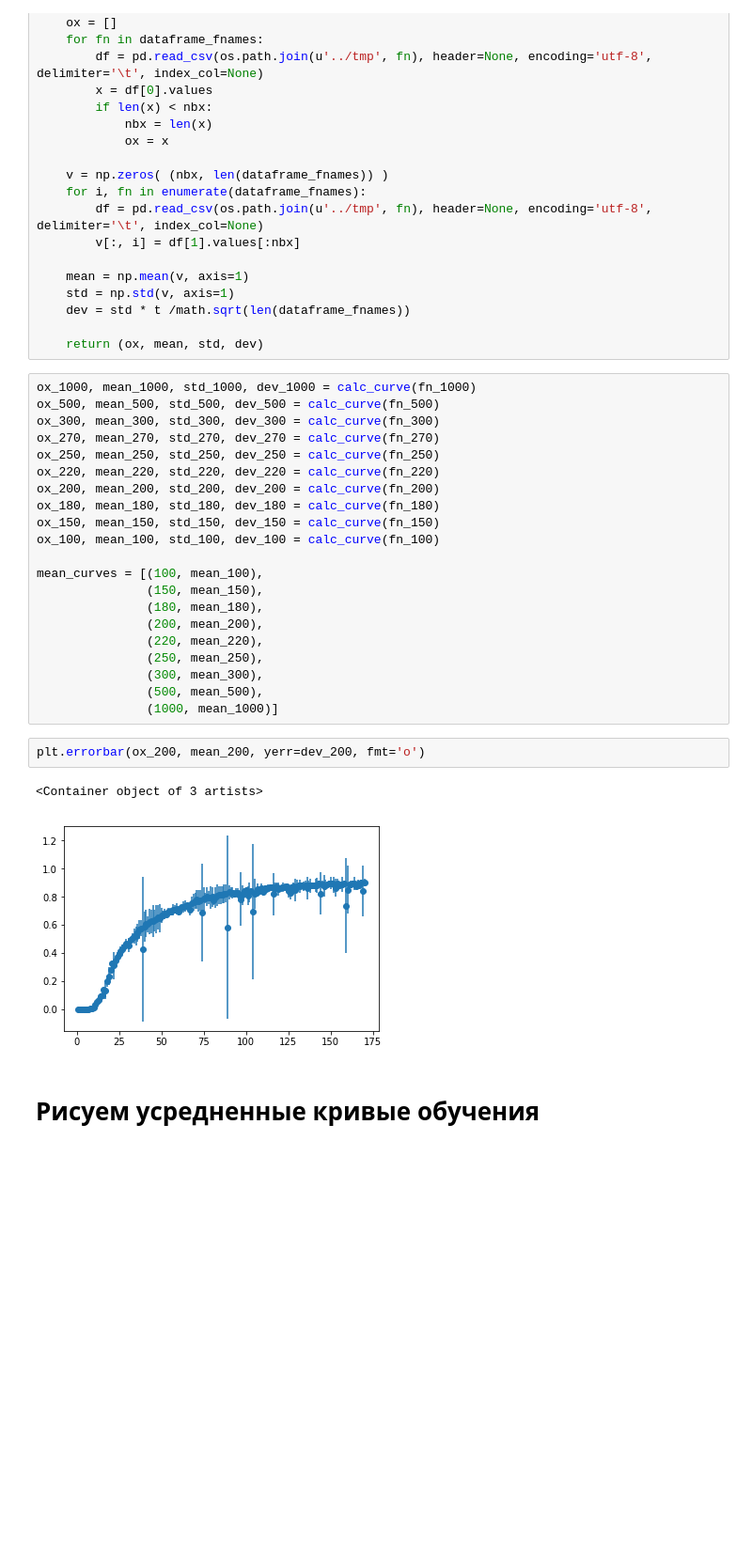
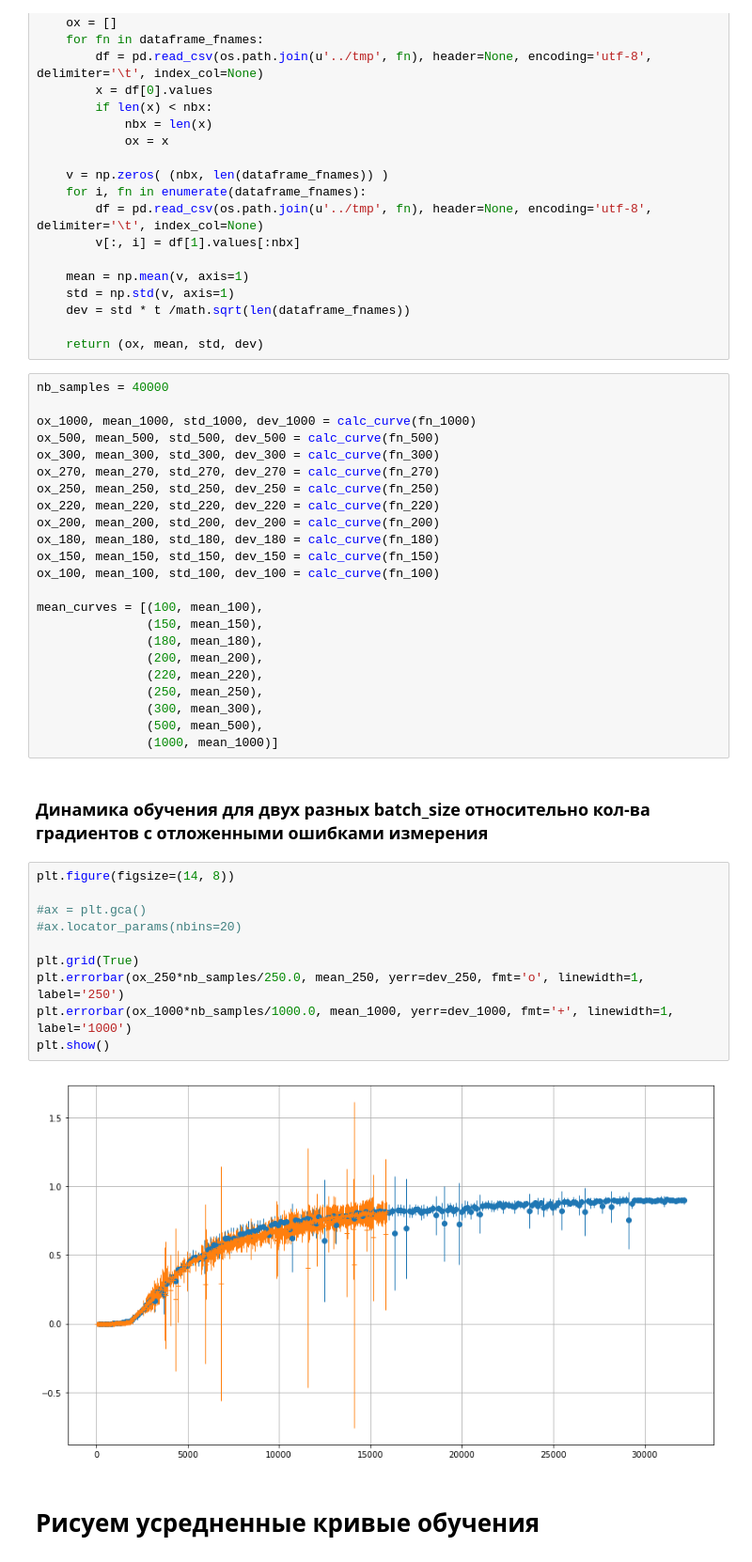
Before and after one commit to Koziev/chatbot, a Jupyter notebook: PyModels/Визуализация влияния batch_size на обучение wordchar2vector.ipynb, the cells around one changed output. Shown: that part at 94% size. Saved outputs shown, nothing was run; the diff lists cells and outputs as text; blank space fills up the shorter version.

```diff
--- a/PyModels/Визуализация влияния batch_size на обучение wordchar2vector.ipynb
+++ b/PyModels/Визуализация влияния batch_size на обучение wordchar2vector.ipynb
@@ -93,6 +103,8 @@ def calc_curve( dataframe_fnames ):
 
     return (ox, mean, std, dev)
 # %%
+nb_samples = 40000
+
 ox_1000, mean_1000, std_1000, dev_1000 = calc_curve(fn_1000)
 ox_500, mean_500, std_500, dev_500 = calc_curve(fn_500)
 ox_300, mean_300, std_300, dev_300 = calc_curve(fn_300)
@@ -113,11 +125,20 @@ mean_curves = [(100, mean_100),
                (300, mean_300),
                (500, mean_500),
                (1000, mean_1000)]
-# %%
-plt.errorbar(ox_200, mean_200, yerr=dev_200, fmt='o')
-# %% [output]
-<Container object of 3 artists>
-[figure, removed]
+# %% [markdown]
+### Динамика обучения для двух разных batch_size относительно кол-ва градиентов с отложенными ошибками измерения
+# %%
+plt.figure(figsize=(14, 8))
+
+#ax = plt.gca()
+#ax.locator_params(nbins=20)
+
+plt.grid(True)
+plt.errorbar(ox_250*nb_samples/250.0, mean_250, yerr=dev_250, fmt='o', linewidth=1, label='250')
+plt.errorbar(ox_1000*nb_samples/1000.0, mean_1000, yerr=dev_1000, fmt='+', linewidth=1, label='1000')
+plt.show()
+# %% [output]
+[figure, added]
 # %% [markdown]
 # Рисуем усредненные кривые обучения
 # %%
```
Also changed, not shown: parts of 15 cells of this notebook, 4 other files.
